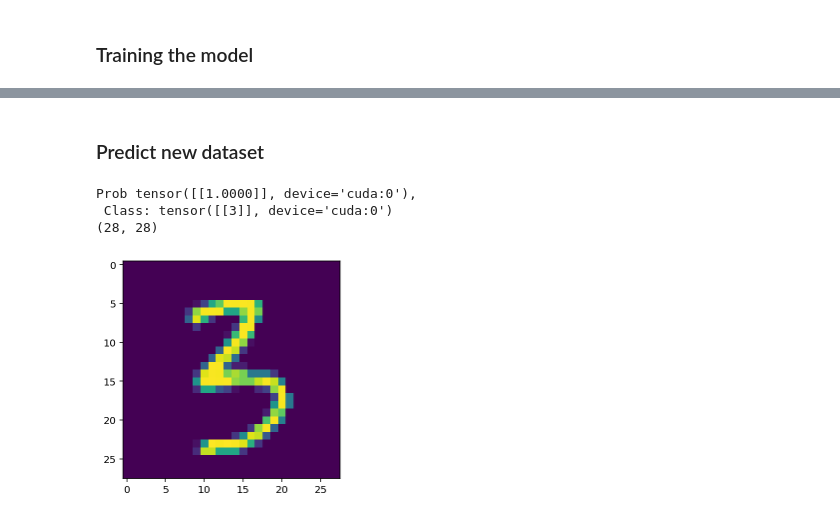
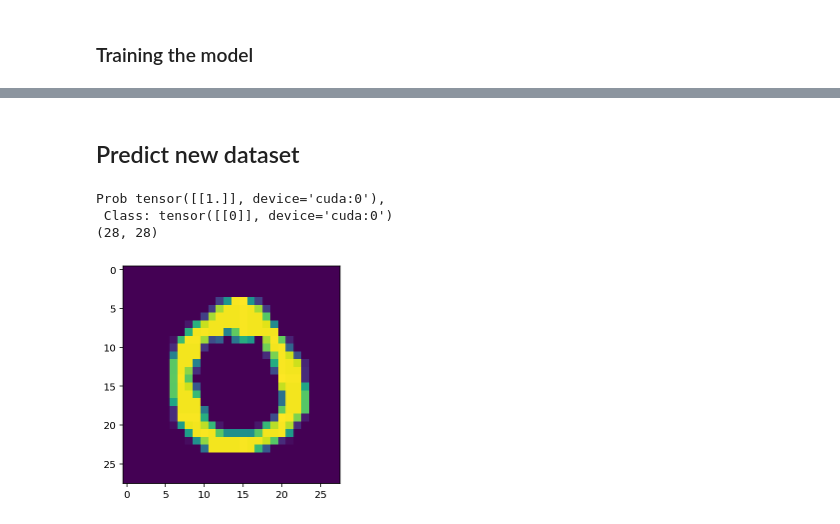
Before and after one commit to Martins6/Deep_Learning_Examples, a Jupyter notebook: MNIST/mnist-classical-mlp.ipynb, the cells around one changed output, grey strips where cells are left out. Saved outputs shown, nothing was run; the diff lists cells and outputs as text; code cells hidden in the pictures.

```diff
--- a/MNIST/mnist-classical-mlp.ipynb
+++ b/MNIST/mnist-classical-mlp.ipynb
@@ -265,12 +236,3 @@ class MultiClassifier(nn.Module):
         x = self.log_softmax(self.fc5(x), dim=1)
 
         return x
-# %%
-for data in dataloader['train']:
-    data = data['features']
-    ex = data[0,].numpy()
-    print(ex.shape)
-    ex.shape = (np.sqrt(784).astype('int'), -1)
-    print(ex.shape)
-    plt.imshow(ex)
-    break
@@ -492,0 +382,6 @@ Turn 90: 82.50207817554474
+# %%
+# Reading the model parameters saved
+model = model = MultiClassifier()
+model.load_state_dict(torch.load('model.pt'))
+device = torch.device('cuda' if torch.cuda.is_available() else 'cpu')
+model.to(device)
@@ -493,29 +397,29 @@ Turn 90: 82.50207817554474
 # %% [markdown]
-### Predict new dataset
+## Predict new dataset
 # %%
-def predict(model, data):
+def predict_one(model, data):
     model.eval() # prepare model for evaluation
     device = torch.device('cuda' if torch.cuda.is_available() else 'cpu')
     # To speed up calculations, forget the gradients, etc.
     with torch.no_grad():
         x_cpu = data
         x = data.to(device)
         output = model(x)
         output = torch.exp(output)
         top_p, top_class = output.topk(1, dim=1)
         print(f'Prob {top_p}, \n Class: {top_class}')
         x = x_cpu.view(np.sqrt(784).astype('int'), -1)
         x = x.numpy() * 300
         print(x.shape)
         plt.imshow(x)
         plt.show()
 
 for data in dataloader['test']:
     data = data['features'][0:1,]
-    predict(model, data)
+    predict_one(model, data)
     break
 # %% [output]
-Prob tensor([[1.0000]], device='cuda:0'),
- Class: tensor([[3]], device='cuda:0')
+Prob tensor([[1.]], device='cuda:0'),
+ Class: tensor([[0]], device='cuda:0')
 (28, 28)
-[figure, old version]
+[figure, new version]
```
Also changed, not shown: parts of 17 cells of this notebook.
